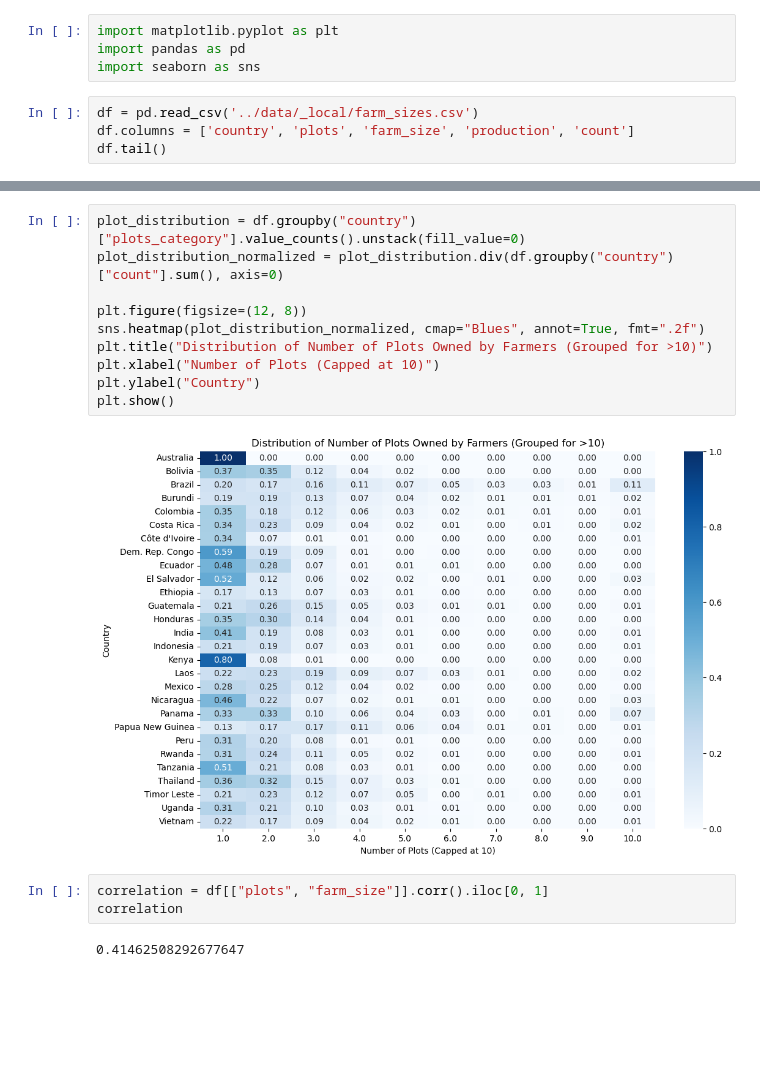
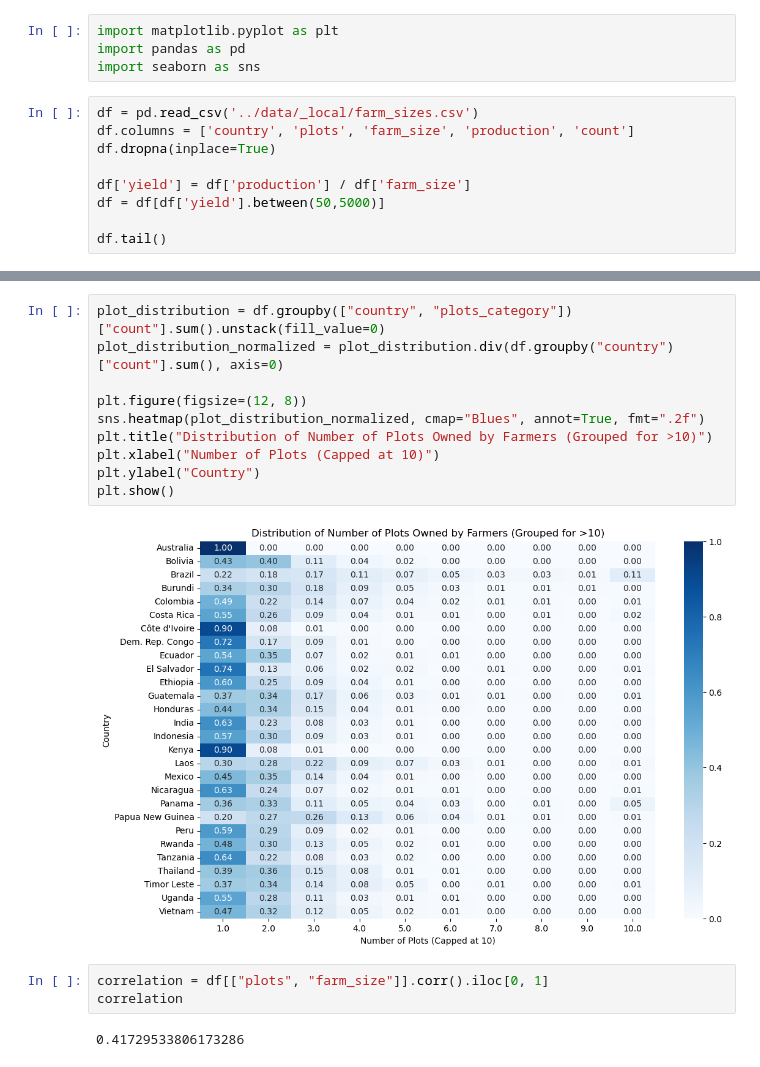
Before and after one commit to ccerv1/supply-chain-simulator, a Jupyter notebook: calibration_models/plot_farmsize_distribution.ipynb, the cells around one changed output, grey strips where cells are left out. Drawn from its saved outputs; the diff is of its cells as text; blank space fills up the shorter version.

```diff
--- a/calibration_models/plot_farmsize_distribution.ipynb
+++ b/calibration_models/plot_farmsize_distribution.ipynb
@@ -7,5 +7,10 @@ import seaborn as sns
 # %%
 df = pd.read_csv('../data/_local/farm_sizes.csv')
 df.columns = ['country', 'plots', 'farm_size', 'production', 'count']
+df.dropna(inplace=True)
+
+df['yield'] = df['production'] / df['farm_size']
+df = df[df['yield'].between(50,5000)]
+
 df.tail()
 # %% [output]
@@ -102,17 +123,17 @@ plt.figure(figsize=(10, 3))
 # %%
-plot_distribution = df.groupby("country")["plots_category"].value_counts().unstack(fill_value=0)
+plot_distribution = df.groupby(["country", "plots_category"])["count"].sum().unstack(fill_value=0)
 plot_distribution_normalized = plot_distribution.div(df.groupby("country")["count"].sum(), axis=0)
 
 plt.figure(figsize=(12, 8))
 sns.heatmap(plot_distribution_normalized, cmap="Blues", annot=True, fmt=".2f")
 plt.title("Distribution of Number of Plots Owned by Farmers (Grouped for >10)")
 plt.xlabel("Number of Plots (Capped at 10)")
 plt.ylabel("Country")
 plt.show()
 # %% [output]
-[figure, old version]
+[figure, new version]
 # %%
 correlation = df[["plots", "farm_size"]].corr().iloc[0, 1]
 correlation
 # %% [output]
-0.41462508292677647
+0.41729533806173286
```
Also changed, not shown: parts of 15 cells of this notebook.
